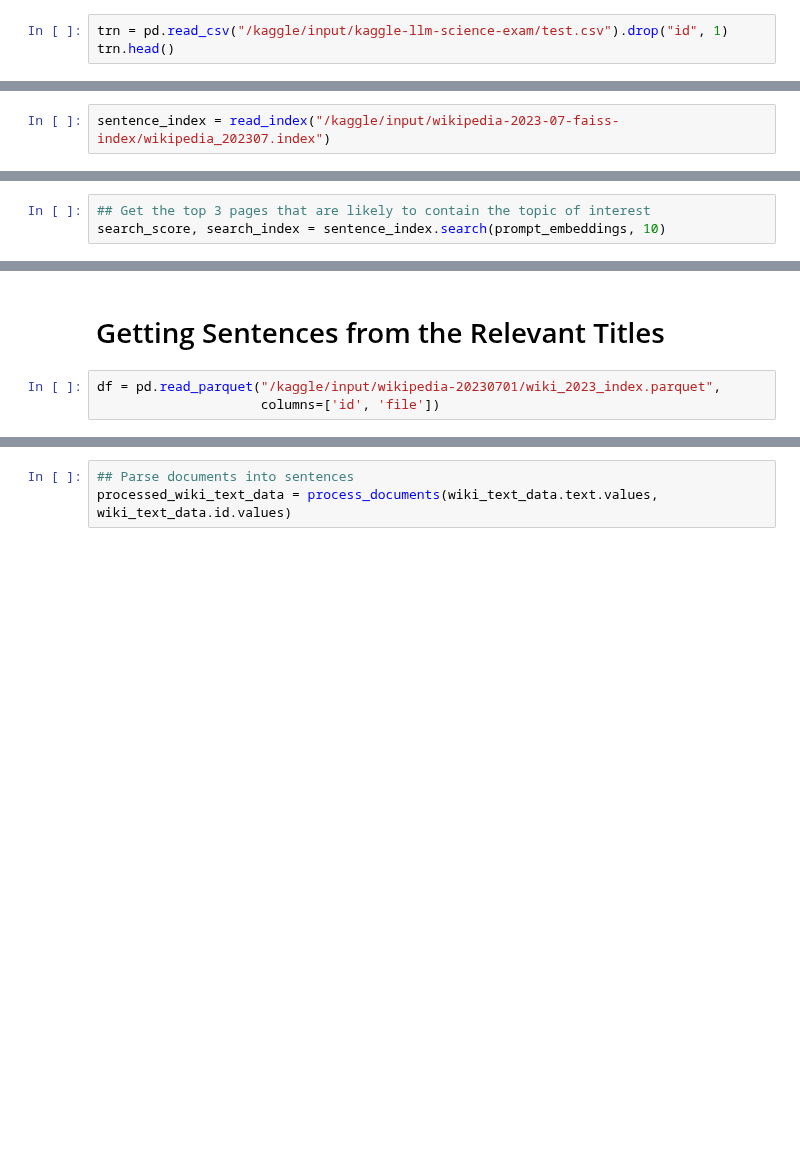
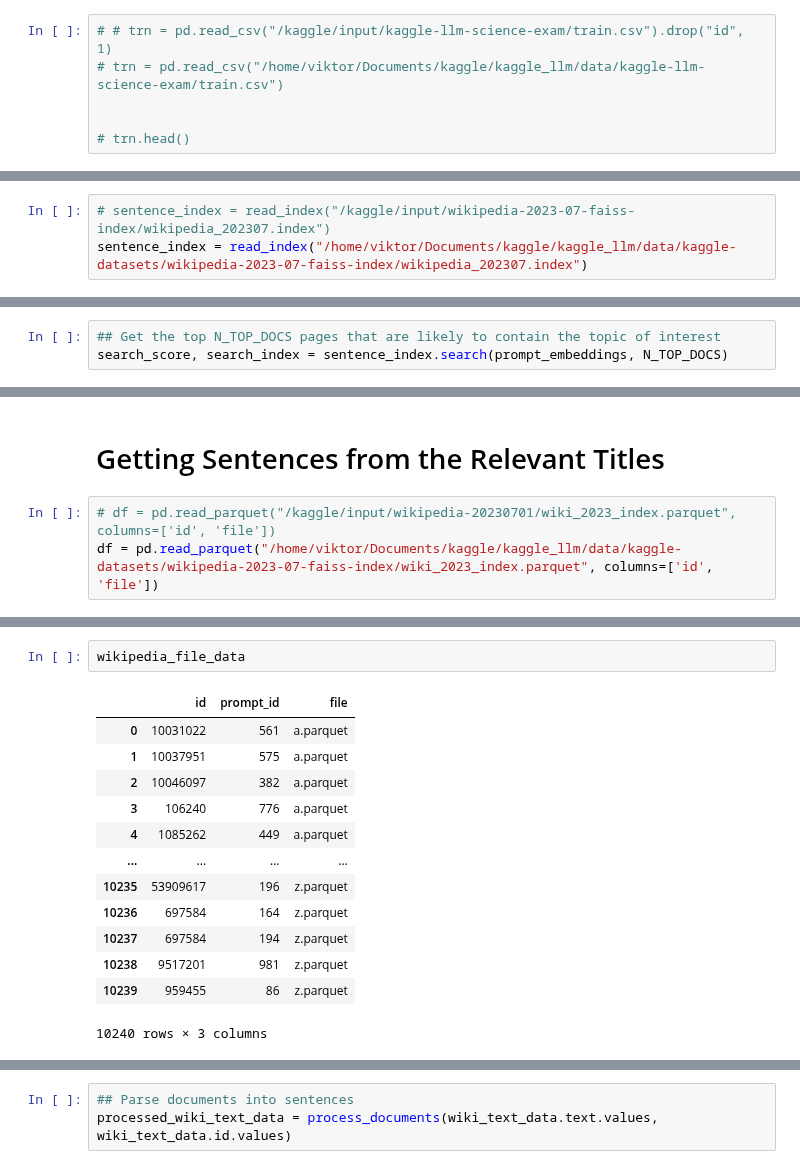
Before and after one commit to viktorcikojevic/kaggle-llm, a Jupyter notebook: work_dirs/reproduce-mgoksu-deotte/0-806-sharing-my-trained-with-context-model.ipynb, the cells around one changed output, grey strips where cells are left out. Cells and saved outputs as stored; diff of their text form; blank space fills up the shorter version.

```diff
--- a/work_dirs/reproduce-mgoksu-deotte/0-806-sharing-my-trained-with-context-model.ipynb
+++ b/work_dirs/reproduce-mgoksu-deotte/0-806-sharing-my-trained-with-context-model.ipynb
@@ -182,16 +192,20 @@ FileNotFoundError: [Errno 2] No such file or directory:
 # %%
-trn = pd.read_csv("/kaggle/input/kaggle-llm-science-exam/test.csv").drop("id", 1)
-trn.head()
+# # trn = pd.read_csv("/kaggle/input/kaggle-llm-science-exam/train.csv").drop("id", 1)
+# trn = pd.read_csv("/home/viktor/Documents/kaggle/kaggle_llm/data/kaggle-llm-science-exam/train.csv")
+
+
+# trn.head()
 # %%
 model = SentenceTransformer(SIM_MODEL, device='cuda')
 model.max_seq_length = MAX_LENGTH
 model = model.half()
 # %%
-sentence_index = read_index("/kaggle/input/wikipedia-2023-07-faiss-index/wikipedia_202307.index")
+# sentence_index = read_index("/kaggle/input/wikipedia-2023-07-faiss-index/wikipedia_202307.index")
+sentence_index = read_index("/home/viktor/Documents/kaggle/kaggle_llm/data/kaggle-datasets/wikipedia-2023-07-faiss-index/wikipedia_202307.index")
 # %%
 prompt_embeddings = model.encode(trn.prompt.values, batch_size=BATCH_SIZE, device=DEVICE, show_progress_bar=True, convert_to_tensor=True, normalize_embeddings=True)
 prompt_embeddings = prompt_embeddings.detach().cpu().numpy()
 _ = gc.collect()
 # %%
-## Get the top 3 pages that are likely to contain the topic of interest
-search_score, search_index = sentence_index.search(prompt_embeddings, 10)
+## Get the top N_TOP_DOCS pages that are likely to contain the topic of interest
+search_score, search_index = sentence_index.search(prompt_embeddings, N_TOP_DOCS)
@@ -204,8 +224,8 @@ libc.malloc_trim(0)
 # %% [markdown]
 # Getting Sentences from the Relevant Titles
 # %%
-df = pd.read_parquet("/kaggle/input/wikipedia-20230701/wiki_2023_index.parquet",
-                     columns=['id', 'file'])
+# df = pd.read_parquet("/kaggle/input/wikipedia-20230701/wiki_2023_index.parquet", columns=['id', 'file'])
+df = pd.read_parquet("/home/viktor/Documents/kaggle/kaggle_llm/data/kaggle-datasets/wikipedia-2023-07-faiss-index/wiki_2023_index.parquet", columns=['id', 'file'])
 # %%
 ## Get the article and associated file location using the index
 wikipedia_file_data = []
@@ -224,0 +247,16 @@ libc.malloc_trim(0)
+# %%
+wikipedia_file_data
+# %% [output]
+|  | id | prompt_id | file |
+| 0 | 10031022 | 561 | a.parquet |
+| 1 | 10037951 | 575 | a.parquet |
+| 2 | 10046097 | 382 | a.parquet |
+| 3 | 106240 | 776 | a.parquet |
+| 4 | 1085262 | 449 | a.parquet |
+| ... | ... | ... | ... |
+| 10235 | 53909617 | 196 | z.parquet |
+| 10236 | 697584 | 164 | z.parquet |
+| 10237 | 697584 | 194 | z.parquet |
+| 10238 | 9517201 | 981 | z.parquet |
+| 10239 | 959455 | 86 | z.parquet |
+10240 rows × 3 columns
```
Also changed, not shown: parts of 20 cells of this notebook, 12 other files.
